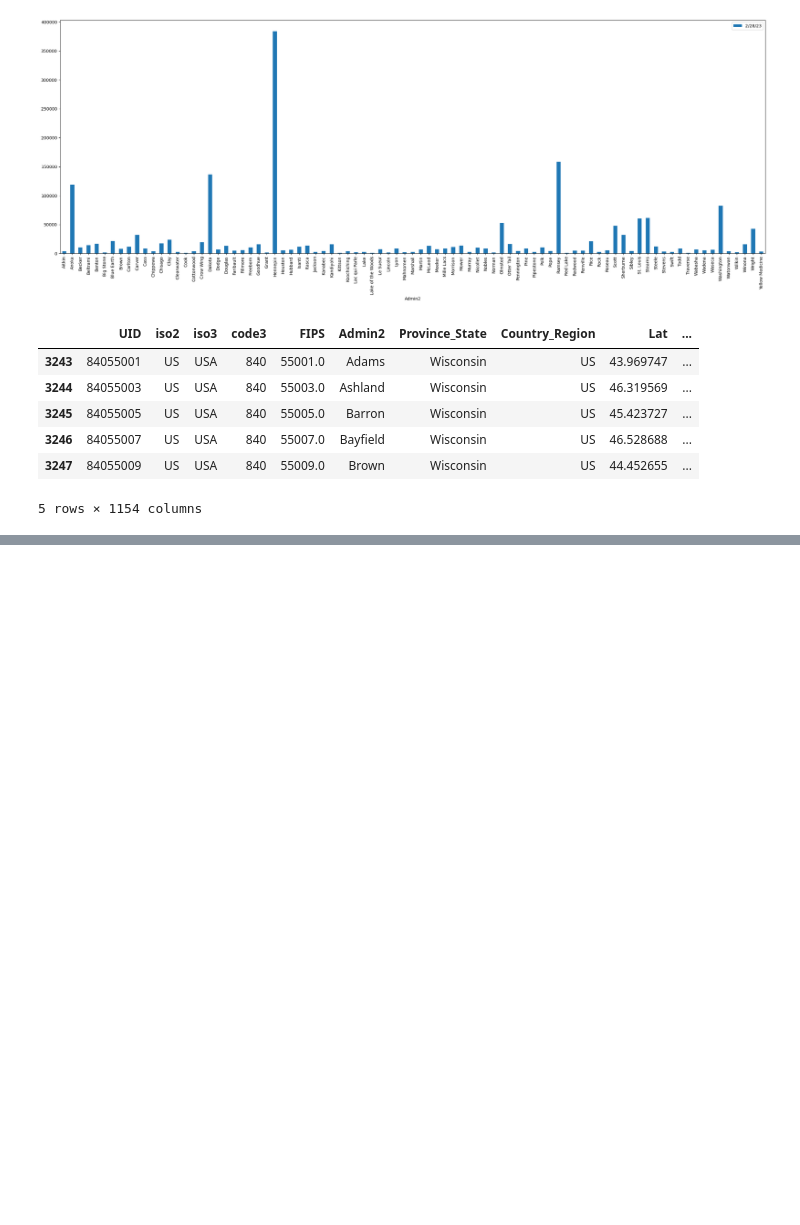
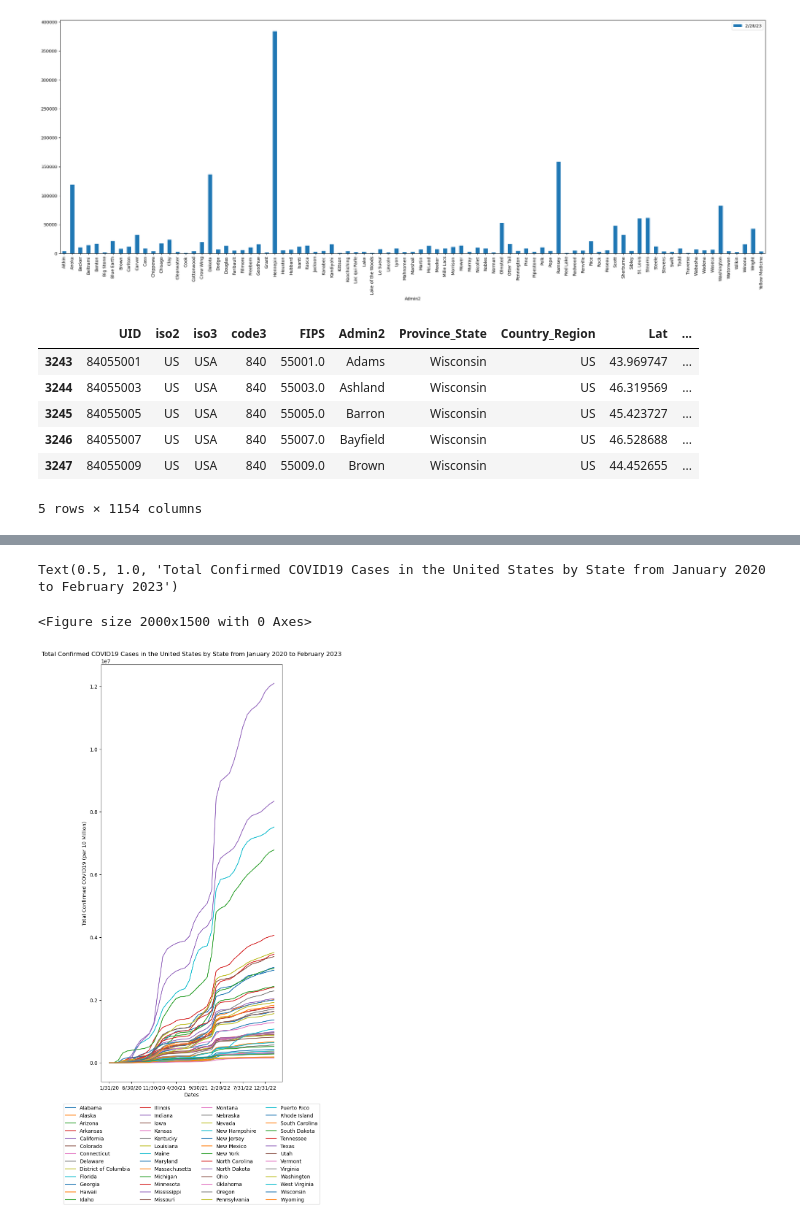
Before and after one commit to micah-11101/Covid-19Analysis, a Jupyter notebook: main.ipynb, the cells around one changed output, grey strips where cells are left out. Cells and saved outputs as stored; diff of their text form; code cells hidden in the pictures; blank space fills up the shorter version.

```diff
--- a/main.ipynb
+++ b/main.ipynb
@@ -150,8 +109,0 @@ Clean Wisconsin DF
-# %%
-# Code example from Micah Springer; see the rest of the code that was not used in Slack from August 8, 2024
-states_yearly_df = clean_df[["Province_State","1/30/20","7/30/20","1/30/21","7/30/21","1/30/22","7/30/22","1/30/23"]]
-states_yearly_df = states_yearly_df.groupby(states_yearly_df["Province_State"]).sum()
-states_yearly_df = states_yearly_df.transpose()
-Timepoints = ["1/30/20","7/30/20","1/30/21","7/30/21","1/30/22","7/30/22","1/30/23"]
-states_yearly_df["Timepoints"] = Timepoints
-states_yearly_df
@@ -189,0 +110,8 @@ transpose_test_WI_df
+# %%
+# Code example from Micah Springer; see the rest of the code that was not used in Slack from August 8, 2024. Purpose: Remove excess headers and to transpose data to read per state and not per time point.
+states_yearly_df = clean_df[["Province_State","1/31/20", "2/28/20", "3/31/20", "4/30/20", "5/31/20", "6/30/20", "7/31/20", "8/31/20", "9/30/20", "10/31/20", "11/30/20", "12/31/20", "1/31/21", "2/28/21", "3/31/21", "4/30/21", "5/31/21", "6/30/21", "7/31/21", "8/31/21", "9/30/21", "10/31/21", "11/30/21", "12/31/21", "1/31/22", "2/28/22", "3/31/22", "4/30/22", "5/31/22", "6/30/22", "7/31/22", "8/31/22", "9/30/22", "10/31/22", "11/30/22", "12/31/22", "1/31/23", "2/28/23"]] # Modified to match Year_2020_2023_date
+states_yearly_df = states_yearly_df.groupby(states_yearly_df["Province_State"]).sum()
+states_yearly_df = states_yearly_df.transpose()
+Timepoints = ["1/31/20", "2/28/20", "3/31/20", "4/30/20", "5/31/20", "6/30/20", "7/31/20", "8/31/20", "9/30/20", "10/31/20", "11/30/20", "12/31/20", "1/31/21", "2/28/21", "3/31/21", "4/30/21", "5/31/21", "6/30/21", "7/31/21", "8/31/21", "9/30/21", "10/31/21", "11/30/21", "12/31/21", "1/31/22", "2/28/22", "3/31/22", "4/30/22", "5/31/22", "6/30/22", "7/31/22", "8/31/22", "9/30/22", "10/31/22", "11/30/22", "12/31/22", "1/31/23", "2/28/23"] # Modified to match Year_2020_2023_date
+states_yearly_df["Timepoints"] = Timepoints
+states_yearly_df
@@ -198,0 +289,21 @@ Text(0.5, 1.0, "Wisconsin's Total Confirmed COVID19 Cases by County for 2020")
+# %%
+# Increase size of graph
+plt.figure(figsize=(20, 15))
+# Using data output from Micah's example with modifications to dates
+states_yearly_df.plot(x="Timepoints", y=["Alabama", "Alaska", "Arizona", "Arkansas", "California", "Colorado", "Connecticut", "Delaware", "District of Columbia", "Florida", "Georgia", "Hawaii", "Idaho", "Illinois", "Indiana", "Iowa", "Kansas", "Kentucky", "Louisiana", "Maine", "Maryland", "Massachusetts", "Michigan", "Minnesota", "Mississippi", "Missouri", "Montana", "Nebraska", "Nevada", "New Hampshire", "New Jersey", "New Mexico", "New York", "North Carolina", "North Dakota", "Ohio", "Oklahoma", "Oregon", "Pennsylvania", "Puerto Rico", "Rhode Island", "South Carolina", "South Dakota", "Tennessee", "Texas", "Utah", "Vermont", "Virginia", "Washington", "West Virginia", "Wisconsin", "Wyoming"])
+# Add line graph titles
+plt.xlabel("Dates")
+plt.ylabel("Total Confirmed COVID19 (per 10 Million)")
+
+# Adjust the bottom margin to make space for the legend
+plt.subplots_adjust(bottom=-1.5)
+
+
+plt.legend(loc='lower center', bbox_to_anchor=(0.5, -0.3), ncol=4)
+plt.title("Total Confirmed COVID19 Cases in the United States by State from January 2020 to February 2023")
+
+# If time permits, color code each line by region and fromhighest population density to lowest population density within region.
+# %% [output]
+Text(0.5, 1.0, 'Total Confirmed COVID19 Cases in the United States by State from January 2020 to February 2023')
+<Figure size 2000x1500 with 0 Axes>
+[figure, added]
```
Also changed, not shown: parts of 14 cells of this notebook.
